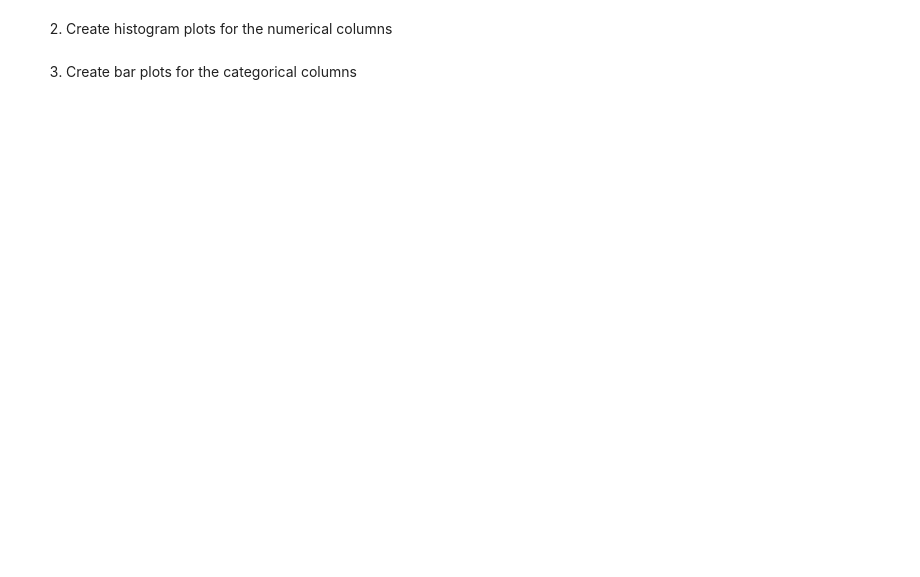
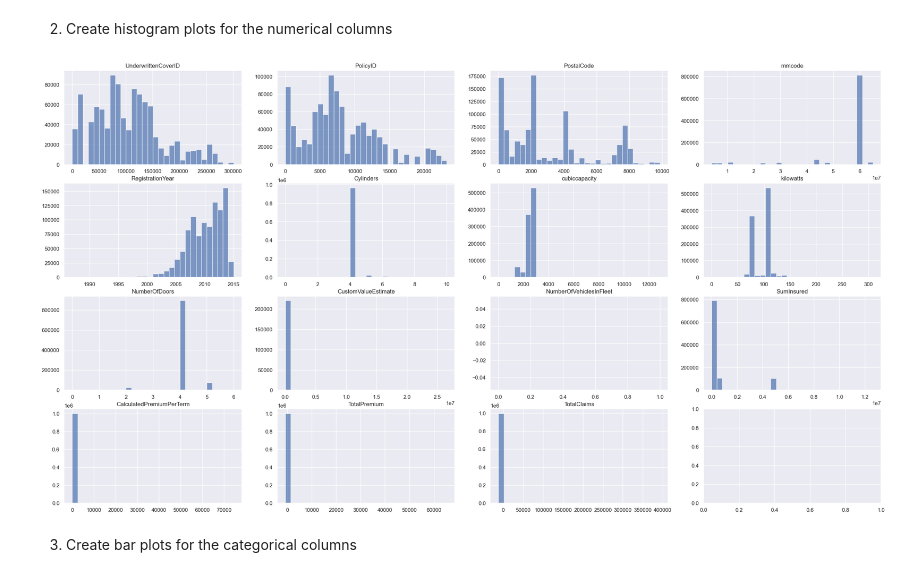
Before and after one commit to WildCayote/ACIS-Car-Insurance-Claim-Analysis, a Jupyter notebook: notebooks/exploratory_data_analysis.ipynb, the cells around one changed output. Cells and saved outputs as stored; diff of their text form; code cells hidden in the pictures; blank space fills up the shorter version.

Commit message:
Finished plotting the histograms of the numerical columns

```diff
--- a/notebooks/exploratory_data_analysis.ipynb
+++ b/notebooks/exploratory_data_analysis.ipynb
@@ -103,6 +104,12 @@ From the columns that have missing values:
 # %%
 numerical_columns = data._get_numeric_data().columns
 categorical_columns = [col for col in data.columns if col not in numerical_columns]
+
+
+# remove the boolean column from the numerical column and add it to the categroical column
+bool_columns = ["IsVATRegistered"]
+numerical_columns = [col for col in numerical_columns if col not in bool_columns]
+categorical_columns = [*bool_columns , *categorical_columns]
 # %%
 print(f"We have {len(categorical_columns)} categorical columns.")
 print(f"We have {len(numerical_columns)} numerical columns.")
@@ -112,4 +119,24 @@ We have 16 numerical columns.
 # %% [markdown]
 2) Create histogram plots for the numerical columns
+# %%
+# decide the number of cols in an image
+NUM_COLS = 4
+
+# calculate the number of rows
+num_rows = math.ceil(len(numerical_columns) / NUM_COLS)
+# %%
+# create subpltos
+fig, axes = plt.subplots(ncols=NUM_COLS, nrows=num_rows, figsize=(30, 4 * num_rows))
+
+# flatten the axes
+axes = axes.flatten()
+
+for idx, column in enumerate(numerical_columns):
+    axes[idx].hist(data[column].dropna(), bins=30, alpha=0.7)
+    axes[idx].set_title(column)
+
+plt.show()
+# %% [output]
+[figure, added]
 # %% [markdown]
 3) Create bar plots for the categorical columns
```
Also changed, not shown: parts of 3 cells of this notebook.
